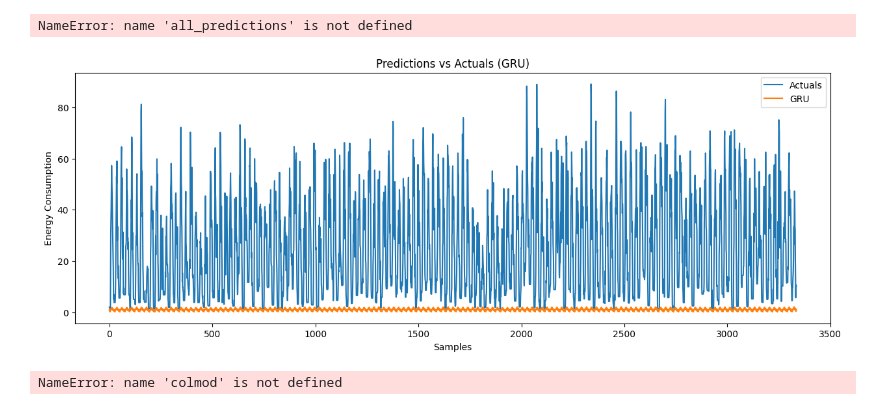
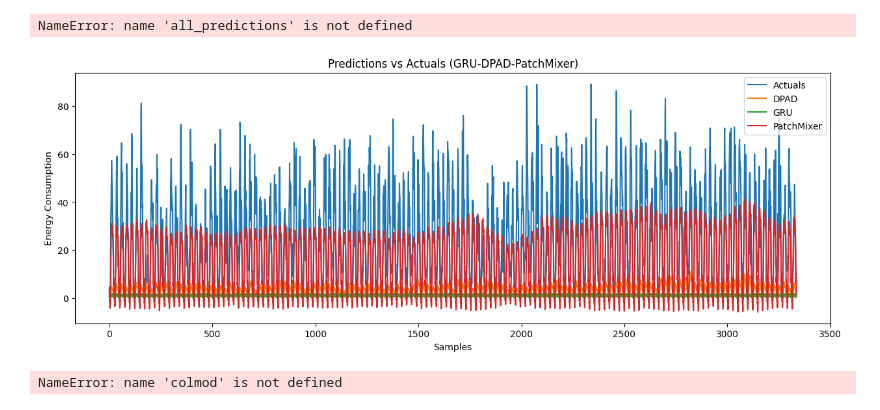
Before and after one commit to sebxGit/P10, a Jupyter notebook: baselines-horizon.ipynb, the cells around one changed output. Cells and saved outputs as stored; diff of their text form; code cells hidden in the pictures.

```diff
--- a/baselines-horizon.ipynb
+++ b/baselines-horizon.ipynb
@@ -507,9 +555,9 @@ folder_path = f'Predictions/{combined_name}'
 pt_files = [f for f in os.listdir(folder_path) if f.endswith('.pt')]
 for i, pt_file in enumerate(pt_files):
   file_path = os.path.join(folder_path, pt_file)
-  predictions = torch.load(file_path, weights_only=False)
+  predictions = torch.load(file_path)
   if type(predictions[0]) == torch.Tensor:
-    predictions = [item.item() for sublist in predictions for item in sublist]
+    predictions = [elem.item() for sublist in predictions for elem in sublist.flatten()]
   elif type(predictions[0]) == np.float64:
     predictions = predictions.tolist()
   lengths.append(len(predictions))
@@ -521,4 +569,8 @@ for i, pred in enumerate(all_predictions):
     all_predictions[i] += [0] * (most_freq_len - len(pred))
   elif len(pred) > most_freq_len:
     all_predictions[i] = pred[-most_freq_len:]
+
+ensemble_predictions = np.mean(all_predictions, axis=0)
+filename = f"{folder_path}/predictions_{combined_name}.pt"
+torch.save(ensemble_predictions, filename)
 # %% [output]
@@ -536,7 +588,7 @@ colmod = ColoradoDataModule(data_dir='Colorado/Preprocessing/TestDataset/Cleaned
 colmod.prepare_data()
 colmod.setup(stage=None)
 
-combined_name = "GRU"
+combined_name = "GRU-DPAD-PatchMixer"
 
 actuals = []
 for batch in colmod.predict_dataloader():
@@ -557,34 +609,34 @@ for i, pt_file in enumerate(pt_files):
   model_name = pt_file.split('_')[1].split('.')[0]
   # model_name = pt_file.split('.')[0].split('_')[-1] #use this with loss function names
 
   if type(predictions[0]) == torch.Tensor:
     predictions = [value.item() for tensor in predictions for value in tensor.flatten()]
   elif type(predictions[0]) == np.float64:
     predictions = predictions.tolist()
 
   predictions = predictions[-len(actuals_flat):] # reduce length of predictions to match actuals
 
   if len(predictions) == len(actuals_flat):
     metrics.append({
       'model': model_name,
       'mse': mean_squared_error(predictions, actuals_flat),
       'mae': mean_absolute_error(predictions, actuals_flat),
       'mape': mean_absolute_percentage_error(predictions, actuals_flat)})
     plt.plot(predictions, label=model_name)
 
 loss_func_df = pd.concat([pd.DataFrame([m]) for m in metrics])
 loss_func_df.set_index('model', inplace=True)
 loss_func_df.to_csv(f'{folder_path}/loss_func_metrics.csv')
 
 plt.xlabel('Samples')
 plt.ylabel('Energy Consumption')
 plt.title(f'Predictions vs Actuals ({combined_name})')
 plt.legend()
 
 plt.savefig(f'{folder_path}/predictions_vs_actuals_{combined_name}.png')
 plt.show()
 # %% [output]
-[figure, old version]
+[figure, new version]
 # %%
 actuals = []
 for batch in colmod.predict_dataloader():
```
Also changed, not shown: parts of 3 cells of this notebook, 1 other file.
